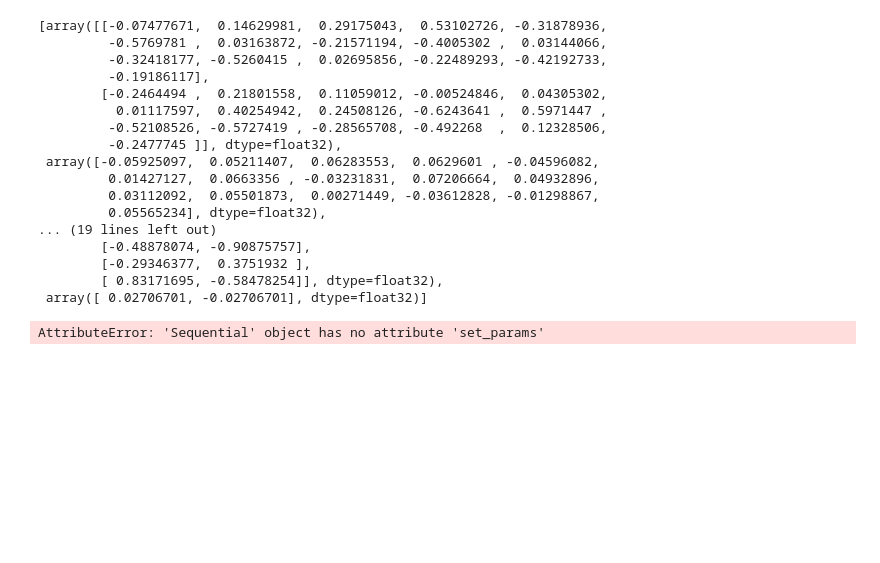
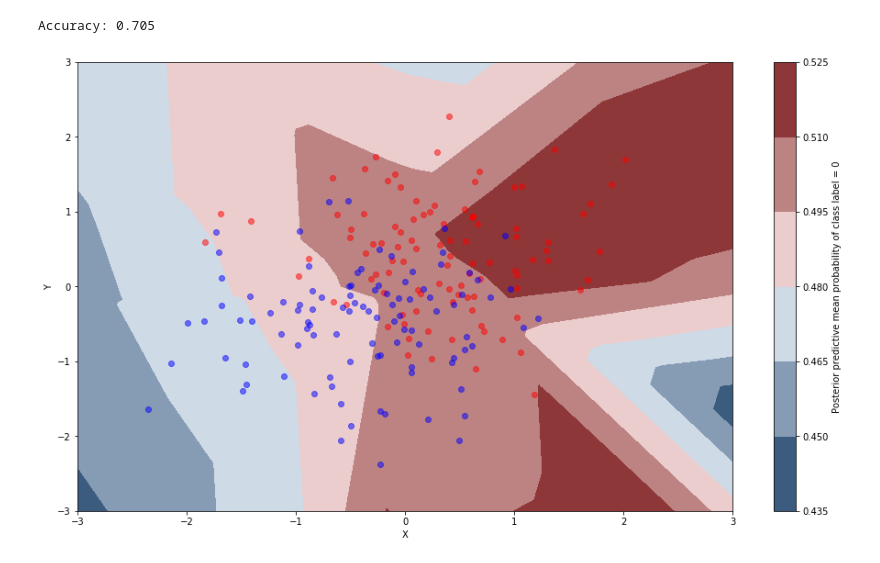
Before and after one commit to anita76/AM207-Project, a Jupyter notebook: Carter_1.ipynb, the cells around one changed output. Cells and saved outputs as stored; diff of their text form; code cells hidden in the pictures; blank space fills up the shorter version.

Commit message:
ADVI, Anita's Dataset

```diff
--- a/Carter_1.ipynb
+++ b/Carter_1.ipynb
@@ -19,14 +34,28 @@ class_0 = np.random.multivariate_normal([-.5, -.5], .5 * np.eye(2), samples)
 class_1 = np.random.multivariate_normal([.5, .5], .5 * np.eye(2), samples)
 x = np.vstack((class_0, class_1))
 y = np.array([0] * 100 + [1] * 100)
+# %%
+### ALT NN ARCHITECTURE
+## Make NN for overlapping toy dataset
+y_cat = to_categorical(y)
+# create model
+# https://machinelearningmastery.com/binary-classification-tutorial-with-the-keras-deep-learning-library/
+n_hidden = 8
+model = Sequential()
+model.add(Dense(n_hidden, input_dim=2, activation='tanh'))
+model.add(Dense(n_hidden, activation='tanh'))
+model.add(Dense(1, activation='sigmoid'))
+# Compile model
+model.compile(loss='binary_crossentropy', optimizer='adam', metrics=['accuracy'])
+model.fit(x, y_cat, epochs = 20, verbose = 0);
 # %%
-y_cat = to_categorical(y)
+## Make NN for overlapping toy dataset
 # create model
 # https://machinelearningmastery.com/binary-classification-tutorial-with-the-keras-deep-learning-library/
 model = Sequential()
 model.add(Dense(16, input_dim=2, activation='relu'))
 model.add(Dense(4, activation='relu'))
-model.add(Dense(2, activation='softmax'))
+model.add(Dense(1, activation='sigmoid'))
 # Compile model
 model.compile(loss='binary_crossentropy', optimizer='adam', metrics=['accuracy'])
-model.fit(x, y_cat, epochs = 10, verbose = 1);
+model.fit(x, y, epochs = 10, verbose = 0);
@@ -74,30 +62,36 @@ plt.show()
-# %%
-model.get_weights()
-# %% [output]
-[array([[-0.07477671,  0.14629981,  0.29175043,  0.53102726, -0.31878936,
-         -0.5769781 ,  0.03163872, -0.21571194, -0.4005302 ,  0.03144066,
-         -0.32418177, -0.5260415 ,  0.02695856, -0.22489293, -0.42192733,
-         -0.19186117],
-        [-0.2464494 ,  0.21801558,  0.11059012, -0.00524846,  0.04305302,
-          0.01117597,  0.40254942,  0.24508126, -0.6243641 ,  0.5971447 ,
-         -0.52108526, -0.5727419 , -0.28565708, -0.492268  ,  0.12328506,
-         -0.2477745 ]], dtype=float32),
- array([-0.05925097,  0.05211407,  0.06283553,  0.0629601 , -0.04596082,
-         0.01427127,  0.0663356 , -0.03231831,  0.07206664,  0.04932896,
-         0.03112092,  0.05501873,  0.00271449, -0.03612828, -0.01298867,
-         0.05565234], dtype=float32),
-... (19 lines left out)
-        [-0.48878074, -0.90875757],
-        [-0.29346377,  0.3751932 ],
-        [ 0.83171695, -0.58478254]], dtype=float32),
- array([ 0.02706701, -0.02706701], dtype=float32)]
+# %%
+cmap = sns.diverging_palette(250, 12, s=85, l=25, as_cmap=True)
+fig, ax = plt.subplots(figsize=(16, 9))
+x_min, x_max = x[:, 0].min() - 1, x[:, 0].max() + 1
+y_min, y_max = x[:, 1].min() - 1, x[:, 1].max() + 1
+xx, yy = np.meshgrid(np.arange(x_min, x_max, 0.02),
+                     np.arange(y_min, y_max, 0.02))
+Z = model.predict(np.c_[xx.ravel(), yy.ravel()])
+Z = Z.reshape(xx.shape)
+contour = ax.contourf(xx, yy, Z, cmap=cmap)
+ax.scatter(x[y == 1, 0], x[y == 1, 1], alpha=0.5, color='red', label='class 1')
+ax.scatter(x[y == 0, 0], x[y == 0, 1], alpha=0.5, color='blue', label='class 0')
+cbar = plt.colorbar(contour, ax=ax)
+_ = ax.set(xlim=(-3, 3), ylim=(-3, 3), xlabel='X', ylabel='Y');
+cbar.ax.set_ylabel('Posterior predictive mean probability of class label = 0')
+print(f"Accuracy: {np.mean((model.predict(x) > 0.5) * 1 == y.reshape(200,1))}");
+# %% [output]
+Accuracy: 0.705
+[figure, added]
 # %%
+## random subspace sampler
+# list of models from different samples
+models = []
+# iterate over different samples
+for i in range(10):
+    # make a new NN with the same layout
     model2 = Sequential()
     model2.add(Dense(16, input_dim=2, activation='relu'))
     model2.add(Dense(4, activation='relu'))
-    model2.add(Dense(2, activation='softmax'))
+    model2.add(Dense(1, activation='sigmoid'))
     # Compile model
     model2.compile(loss='binary_crossentropy', optimizer='adam', metrics=['accuracy'])
-    model2.set_params(model.get_params())
+    # add random vector to presaved model weights
+    weights = [model.get_weights()[j] + np.random.normal(size = model.get_weights()[j].shape) for j in range(len(model.get_weights()))]
+    model2.set_weights(weights)
+    models.append(model2)
-# %% [output]
-AttributeError: 'Sequential' object has no attribute 'set_params'
```
Also changed, not shown: parts of 17 cells of this notebook.
